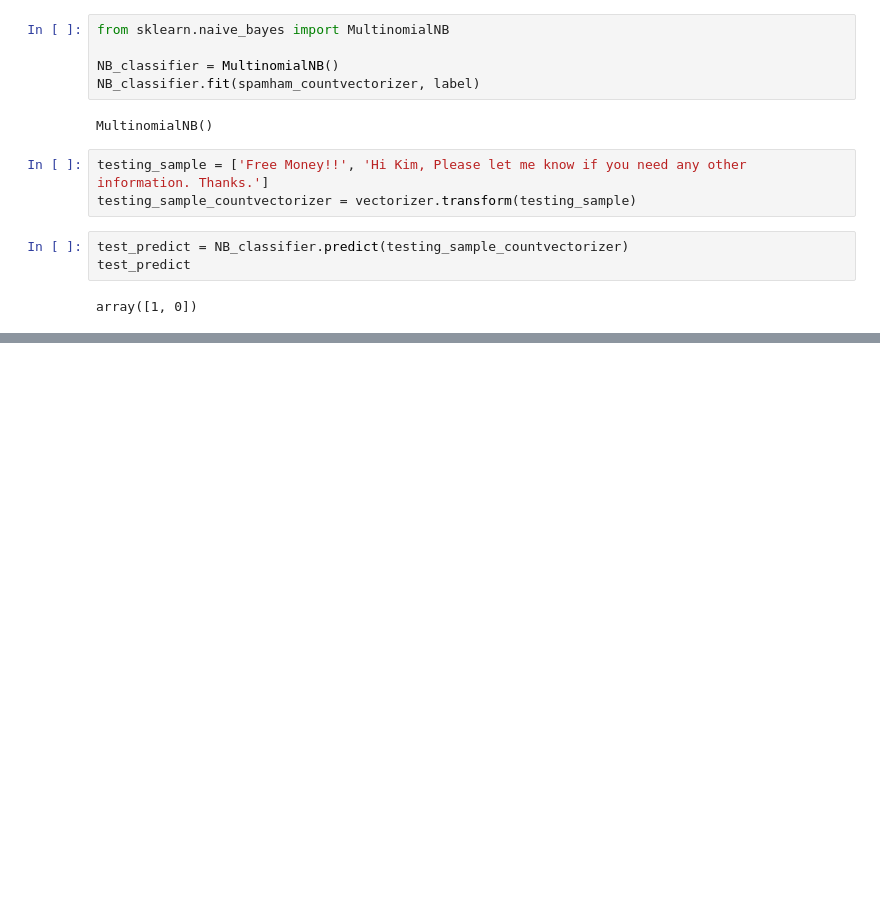
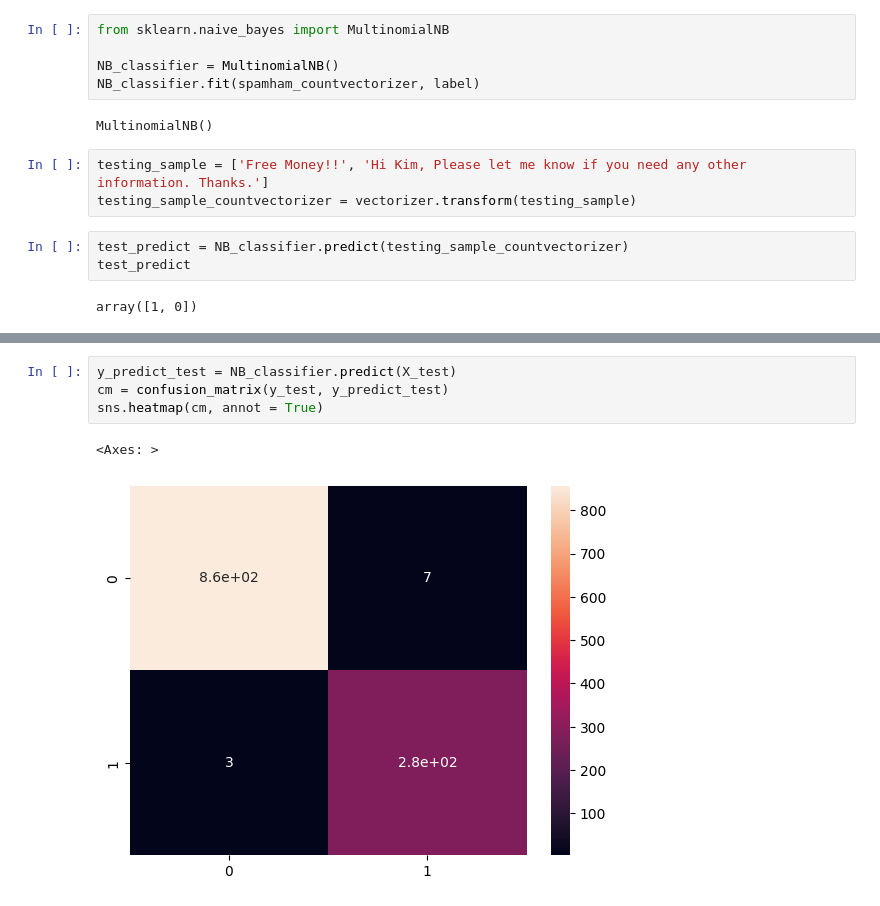
Before and after one commit to Hashim-Khan0/machine_learning_practice, a Jupyter notebook: email_spam_classification/spam_filter.ipynb, the cells around one changed output, grey strips where cells are left out. Drawn from its saved outputs; the diff is of its cells as text; blank space fills up the shorter version.

```diff
--- a/email_spam_classification/spam_filter.ipynb
+++ b/email_spam_classification/spam_filter.ipynb
@@ -137,0 +168,7 @@ array([1, 0])
+# %%
+y_predict_test = NB_classifier.predict(X_test)
+cm = confusion_matrix(y_test, y_predict_test)
+sns.heatmap(cm, annot = True)
+# %% [output]
+<Axes: >
+[figure, added]
```
Also changed, not shown: parts of 7 cells of this notebook.
